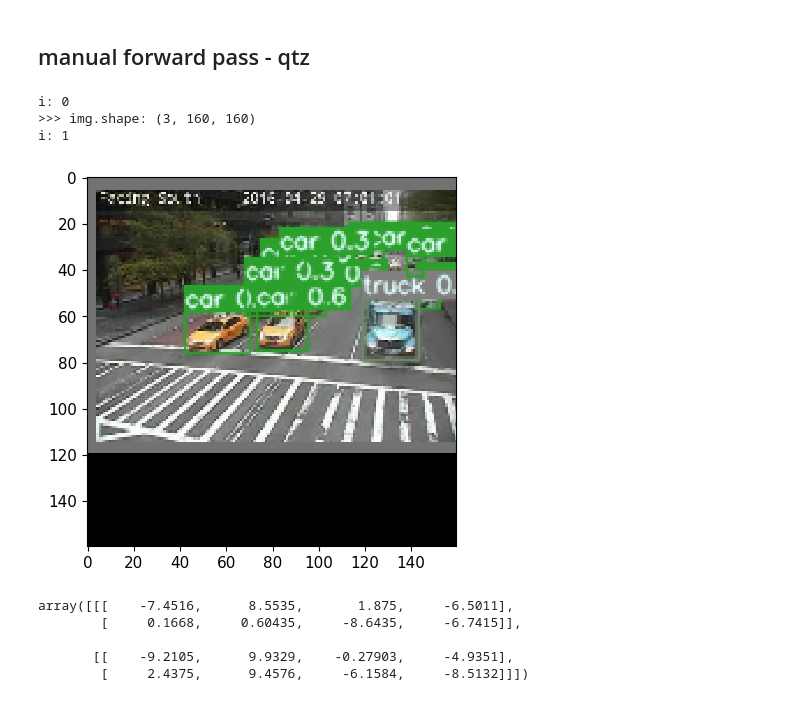
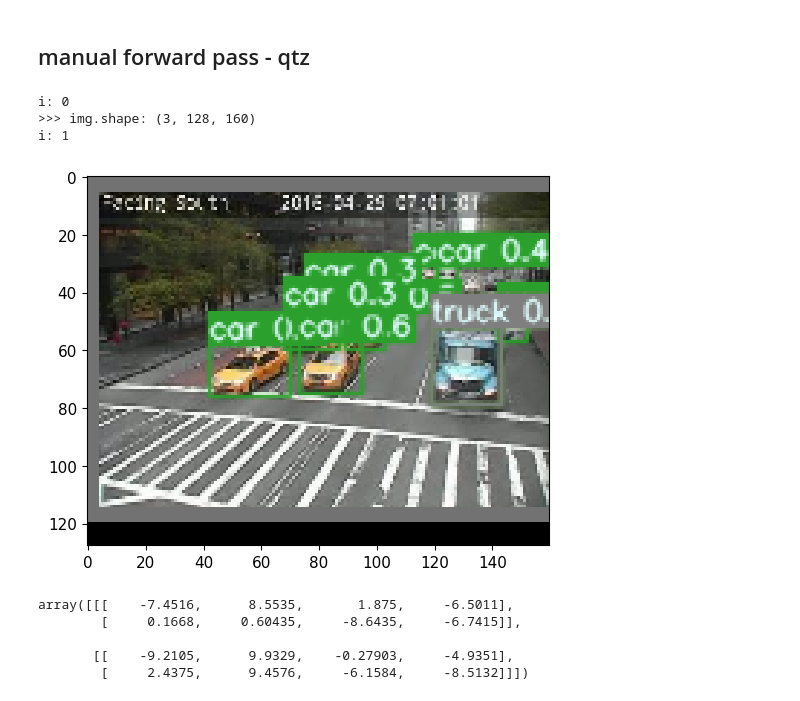
Before and after one commit to Ri-chard-Wu/QT3-TPU, a Jupyter notebook: yolov7-test/test_yolov7.ipynb, the cells around one changed output. Drawn from its saved outputs; the diff is of its cells as text; code cells hidden in the pictures.

```diff
--- a/yolov7-test/test_yolov7.ipynb
+++ b/yolov7-test/test_yolov7.ipynb
@@ -1007,16 +1182,17 @@ def npSiLU(x):
 
 
 # weight: Q7.9, image: Q6.2
+b = 16
+p_img = 9
 p = 9
-p_img = 9
 def qtz(x, b, p): # on weights & fm.
     x = (x * (2 ** p)).astype(np.int32)
     # crop
     x = np.bitwise_and(x, (2 ** b) - 1).astype(getattr(np, f"int{b}")).astype(np.int32)
     return x
 
-def round_deqtz(x, b, rp, p): # only on fm.
-    x = np.right_shift(x, rp)
+def round_deqtz(x, b, p_img, p): # only on fm.
+    x = np.right_shift(x, p_img)
 
     x = np.bitwise_and(x, (2 ** b) - 1).astype(getattr(np, f"int{b}")).astype(np.int32)
 
@@ -1031,13 +1207,13 @@ def Conv_forward(x, args, para):
     # x = np.clip(x, -1.0, 32.0)
     # print(f"max: {np.max(x)}, min: {np.min(x)}")
 
-    out = torch.nn.functional.conv2d(input = torch.tensor(qtz(x, 16, p_img), dtype=torch.int32),
-                               weight = torch.tensor(qtz(para['conv.weight'], 16, 9), dtype=torch.int32),
-                               bias = torch.tensor(qtz(para['conv.bias'], 16, 9) * (2 ** p_img), dtype=torch.int32),
+    out = torch.nn.functional.conv2d(input = torch.tensor(qtz(x, b, p_img), dtype=torch.int32),
+                               weight = torch.tensor(qtz(para['conv.weight'], b, p), dtype=torch.int32),
+                               bias = torch.tensor(qtz(para['conv.bias'], b, p) * (2 ** p_img), dtype=torch.int32),
                                stride = args['Conv2d']['stride'],
                                padding = args['Conv2d']['padding'])
 
-    out = round_deqtz(out.detach().numpy(), 16, p_img, 9).astype(np.float32)
+    out = round_deqtz(out.detach().numpy(), b, p_img, p).astype(np.float32)
 
 
     if(args['Conv2d']['act_func'] == 'SiLU'):
@@ -1270,6 +1446,7 @@ for i, img in enumerate(para_dict["input_img"]):
     img = img[..., :-16]
 
     img = img[:,::2, ::2]
+    img = img[:,:128, :]
     print(f">>> img.shape: {img.shape}")
 
     sd.x = img
@@ -1304,36 +1481,36 @@ for i, img in enumerate(para_dict["input_img"]):
 
         elif(mod['mod_type'] == "models.yolo.Detect"):
             sd.x = Detect_forward(np.copy(sd.x), mod['args'], mod['para'])
             sd.out.append(np.copy(sd.x))
 
         sd.y.append(np.copy(sd.x) if mod_id in save else None)  # save output
 
 
 
 for i in range(len(sd.out)):
 
     out = non_max_suppression(sd.out[i], conf_thres=0.0001, iou_thres=0.6, labels=[], multi_label=True)
 
     img = para_dict['input_img'][i]
     img = img.astype(np.float32) / 255.0
 
     img = img[:,::2, ::2]
 
     pad = np.zeros((img.shape[0], 80, img.shape[2]))
     img = np.concatenate((img, pad), axis=1)
     img = img[..., :-16]
     img = img[:,::2, ::2]
-
+    img = img[:,:128, :]
 
     mosaic = plot_images(img, output_to_target(out))
 
     plt.imshow(mosaic, interpolation='nearest')
     plt.show()
 # %% [output]
 i: 0
->>> img.shape: (3, 160, 160)
+>>> img.shape: (3, 128, 160)
 i: 1
-[figure, old version]
+[figure, new version]
 # %%
 a = np.random.rand(2,2,4) * 20 - 10
 
```
Also changed, not shown: parts of 6 cells of this notebook.
